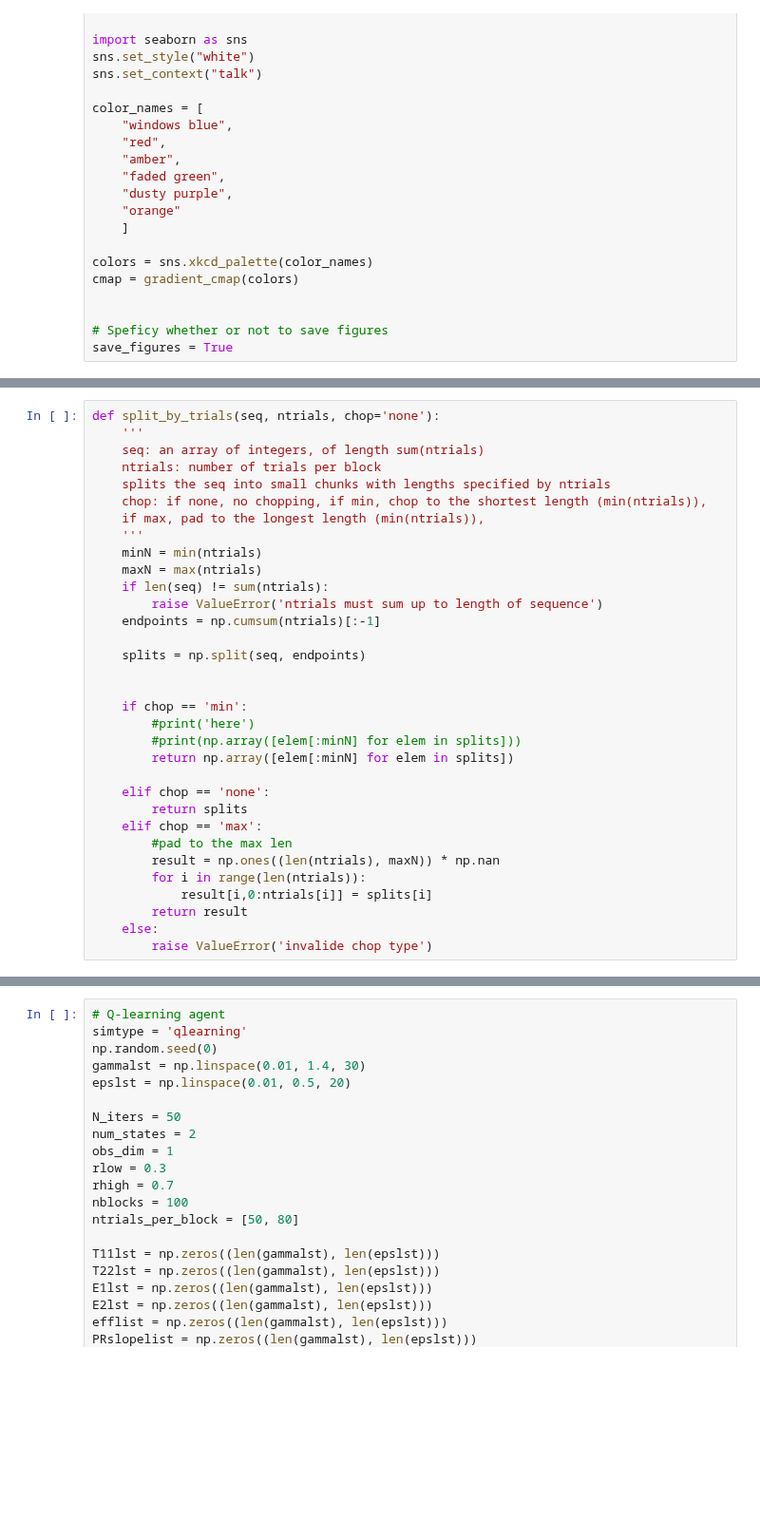
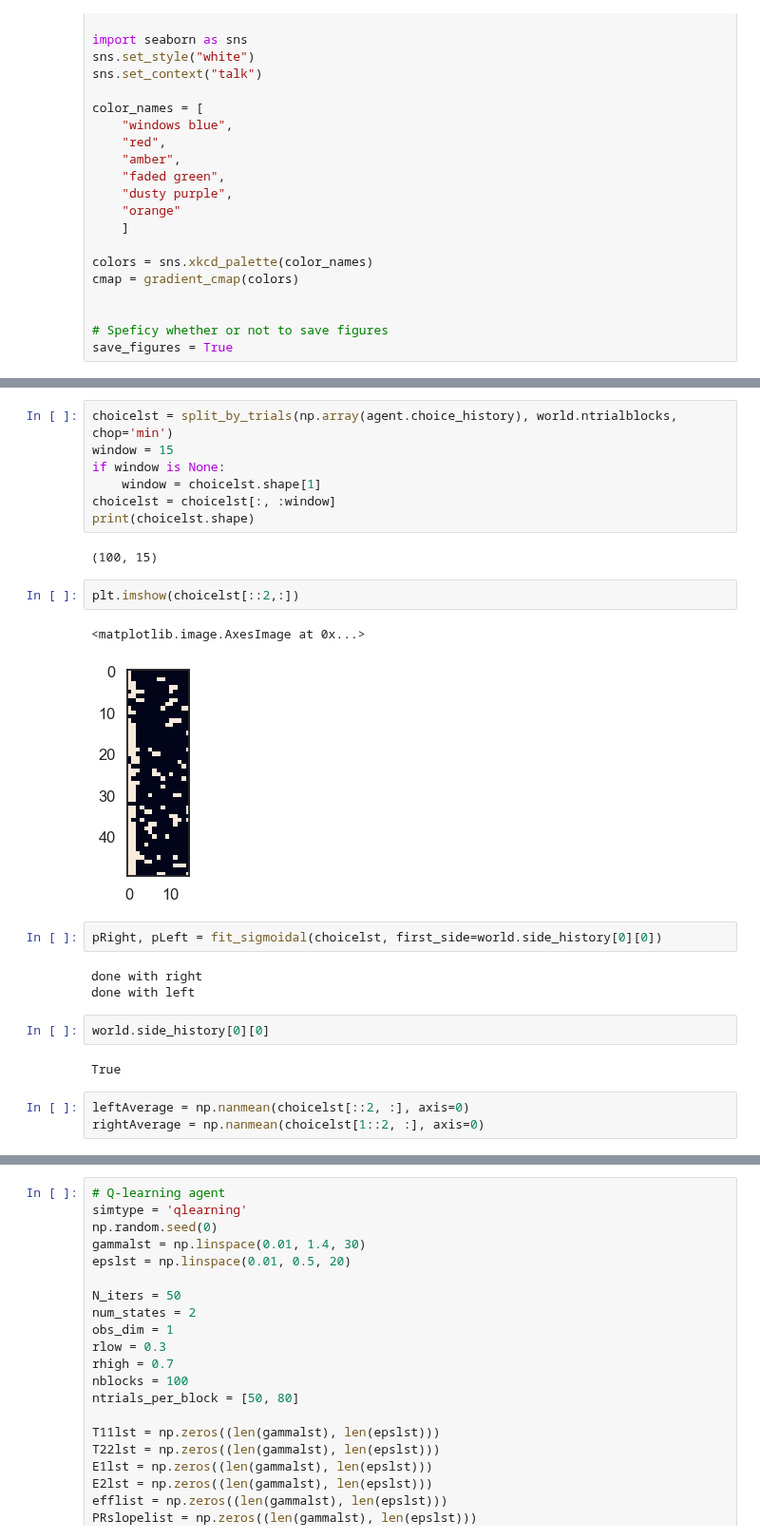
Before and after one commit to nhat-le/switching-simulations, a Jupyter notebook: switchingWorldCharacterization.ipynb, the cells around one changed output, grey strips where cells are left out. Shown at 95% size. Drawn from its saved outputs; the diff is of its cells as text; blank space fills up the shorter version.

```diff
--- a/switchingWorldCharacterization.ipynb
+++ b/switchingWorldCharacterization.ipynb
@@ -57,33 +46,26 @@ save_figures = True
-# %%
-def split_by_trials(seq, ntrials, chop='none'):
-    '''
-    seq: an array of integers, of length sum(ntrials)
-    ntrials: number of trials per block
-    splits the seq into small chunks with lengths specified by ntrials
-    chop: if none, no chopping, if min, chop to the shortest length (min(ntrials)),
-    if max, pad to the longest length (min(ntrials)),
-    '''
-    minN = min(ntrials)
-    maxN = max(ntrials)
-    if len(seq) != sum(ntrials):
-        raise ValueError('ntrials must sum up to length of sequence')
-    endpoints = np.cumsum(ntrials)[:-1]
-
-    splits = np.split(seq, endpoints)
-
-
-    if chop == 'min':
-        #print('here')
-        #print(np.array([elem[:minN] for elem in splits]))
-        return np.array([elem[:minN] for elem in splits])
-
-    elif chop == 'none':
-        return splits
-    elif chop == 'max':
-        #pad to the max len
-        result = np.ones((len(ntrials), maxN)) * np.nan
-        for i in range(len(ntrials)):
-            result[i,0:ntrials[i]] = splits[i]
-        return result
-    else:
-        raise ValueError('invalide chop type')
+# %%
+choicelst = split_by_trials(np.array(agent.choice_history), world.ntrialblocks, chop='min')
+window = 15
+if window is None:
+    window = choicelst.shape[1]
+choicelst = choicelst[:, :window]
+print(choicelst.shape)
+# %% [output]
+(100, 15)
+# %%
+plt.imshow(choicelst[::2,:])
+# %% [output]
+<matplotlib.image.AxesImage at 0x...>
+[figure, added]
+# %%
+pRight, pLeft = fit_sigmoidal(choicelst, first_side=world.side_history[0][0])
+# %% [output]
+done with right
+done with left
+# %%
+world.side_history[0][0]
+# %% [output]
+True
+# %%
+leftAverage = np.nanmean(choicelst[::2, :], axis=0)
+rightAverage = np.nanmean(choicelst[1::2, :], axis=0)
```
Also changed, not shown: parts of 9 cells of this notebook, 1 other file.
